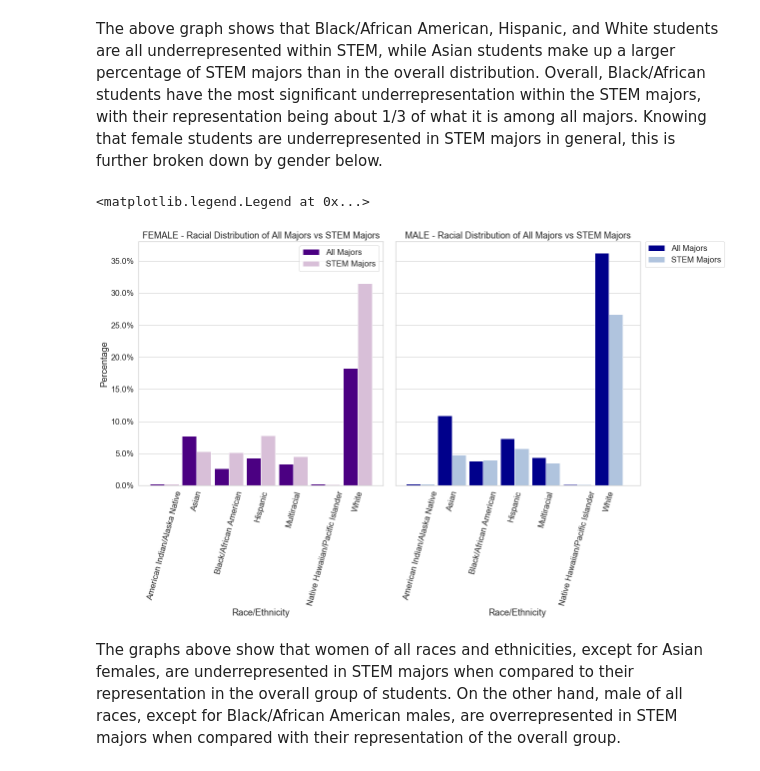
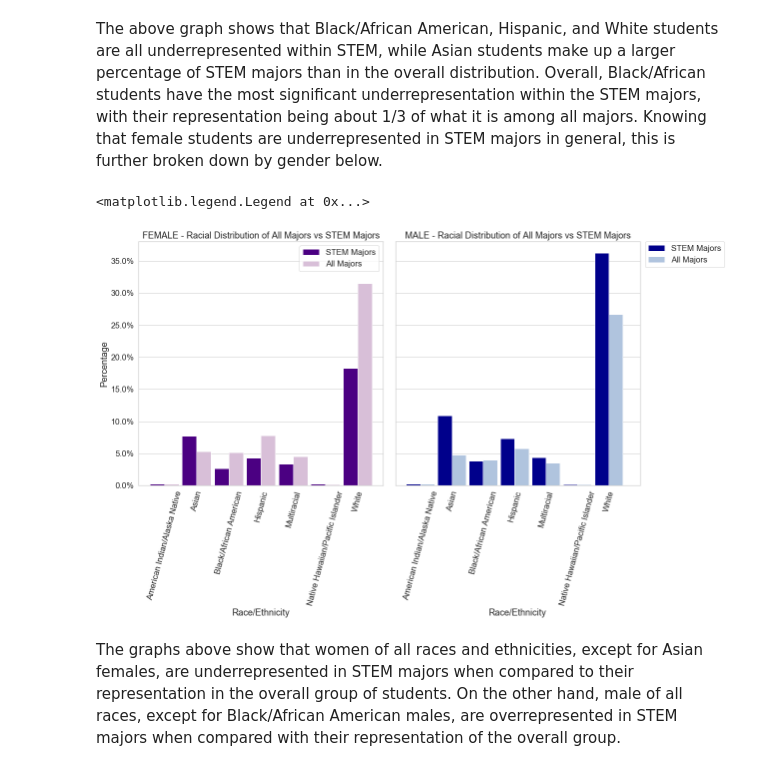
Before and after one commit to laurenphipps/STEM-majors, a Jupyter notebook: Final_Notebook.ipynb, the cells around one changed output. Saved outputs shown, nothing was run; the diff lists cells and outputs as text; code cells hidden in the pictures.

```diff
--- a/Final_Notebook.ipynb
+++ b/Final_Notebook.ipynb
@@ -328,38 +328,38 @@ allmajors_df = allmajors_df.T
 
 #Create figure, subplots, and adjust spacing of subplots
 fig, (ax, ax2) = plt.subplots(1, 2, sharex=True, sharey = True, figsize = (18, 9))
 fig.subplots_adjust(wspace=0.05, hspace=0)
 ax.grid(axis = 'x')
 ax2.grid(axis = 'x')
 
 #plot all majors and STEM majors side-by-side for FEMALE
 ax.bar(x - width/2, stemonly_df[1], width,
-                label='All Majors', color = 'indigo')
+                label='STEM Majors', color = 'indigo')
 ax.bar(x + width/2, allmajors_df[1], width,
-                label='STEM Majors', color = 'thistle')
+                label='All Majors', color = 'thistle')
 #format FEMALE graph
 ax.set_ylabel('Percentage')
 ax.set_xlabel('Race/Ethnicity')
 ax.set_title('FEMALE - Racial Distribution of All Majors vs STEM Majors')
 ax.yaxis.set_major_formatter(mtick.PercentFormatter(xmax = 1))
 ax.tick_params(axis = 'x', labelrotation = 75)
 ax.legend()
 
 #repeat for MALE graph
 ax2.bar(x - width/2, stemonly_df[0], width,
-                label='All Majors', color = 'darkblue')
+                label='STEM Majors', color = 'darkblue')
 ax2.bar(x + width/2, allmajors_df[0], width,
-                label='STEM Majors', color = 'lightsteelblue')
+                label='All Majors', color = 'lightsteelblue')
 #format MALE graph
 ax2.set_xlabel('Race/Ethnicity')
 ax2.set_title('MALE - Racial Distribution of All Majors vs STEM Majors')
 ax2.yaxis.set_major_formatter(mtick.PercentFormatter(xmax = 1))
 plt.xticks(ticks = range(0,8), rotation = 75, labels = ['American Indian/Alaska Native', 'Asian', 'Black/African American',
                                                         'Hispanic', 'Multiracial', 'Native Hawaiian/Pacific Islander', 'White'])
 plt.legend(bbox_to_anchor=(1.02, 1),loc = 2,  borderaxespad=0.)
 # %% [output]
 <matplotlib.legend.Legend at 0x...>
-[figure, old version]
+[figure, new version]
 # %% [markdown]
 The graphs above show that women of all races and ethnicities, except for Asian females, are underrepresented in STEM majors when compared to their representation in the overall group of students. On the other hand, male of all races, except for Black/African American males, are overrepresented in STEM majors when compared with their representation of the overall group.
 # %% [markdown]
```
Also changed, not shown: parts of 9 cells of this notebook, 3 other files.
